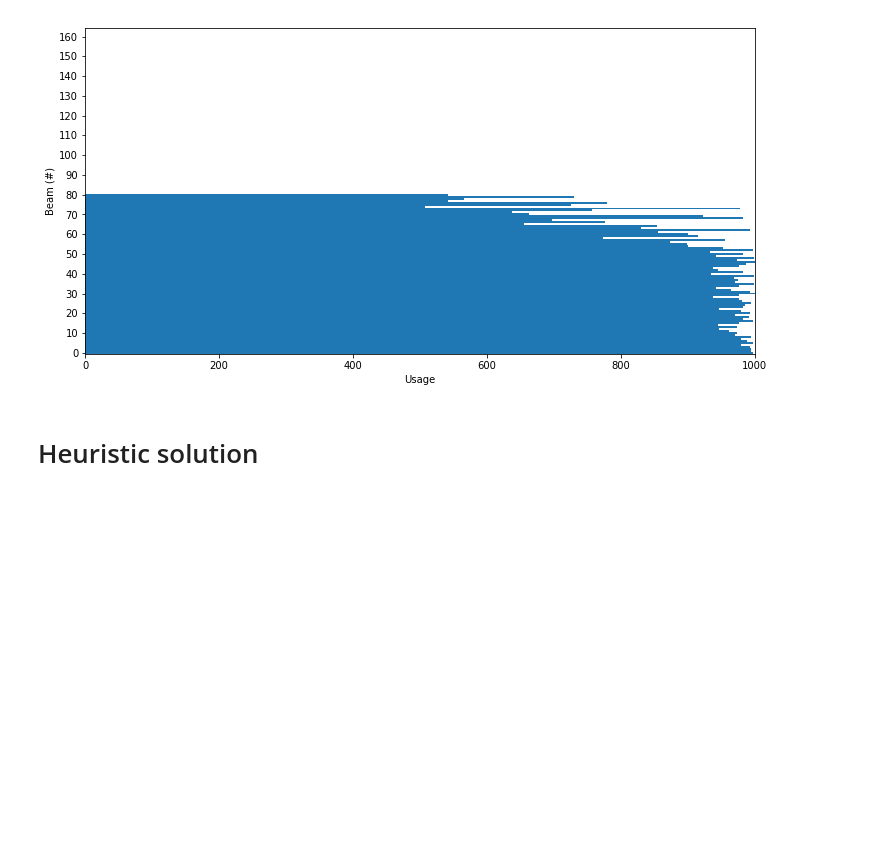
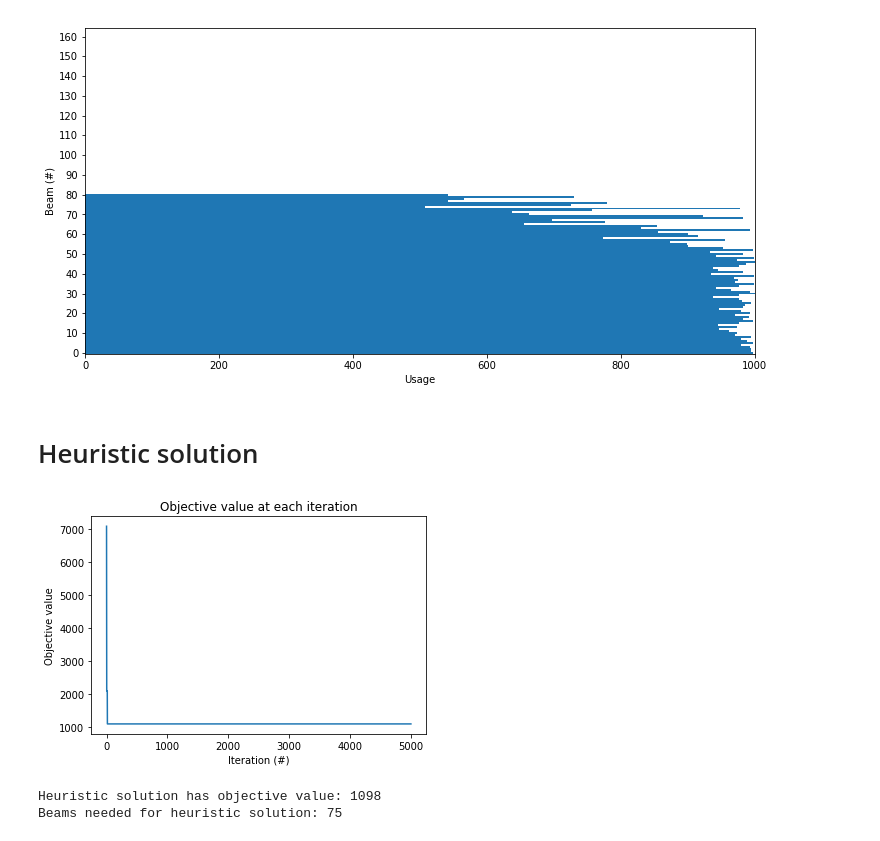
Before and after one commit to N-Wouda/ALNS, a Jupyter notebook: examples/cutting_stock_problem.ipynb, the cells around one changed output. Drawn from its saved outputs; the diff is of its cells as text; code cells hidden in the pictures; blank space fills up the shorter version.

```diff
--- a/examples/cutting_stock_problem.ipynb
+++ b/examples/cutting_stock_problem.ipynb
@@ -60,11 +62,17 @@ class CspState(State):
         if unassigned is not None:
             self.unassigned = unassigned
 
+    @property
+    def num_beams(self):
+        return sum(1
+                   for assignment in self.assignments
+                   if len(assignment) != 0)
+
     def copy(self):
         """
         Helper method to ensure each solution state is immutable.
         """
-        return CspState(self.assignments.copy(),
+        return CspState(copy.deepcopy(self.assignments),
                         self.unassigned.copy())
 
     def objective(self):
@@ -149,3 +176,27 @@ def greedy_insert(state, random_state):
+# %%
+def minimal_wastage(state, random_state):
+    """
+    For every unassigned ordered beam, the operator determines
+    which beam would minimise that beam's waste once the ordered
+    beam is inserted.
+    """
+    def wastage(beam, assignment):  # helper method for min
+        potential_usage = sum(assignment) + beam
+
+        if potential_usage > BEAM_LENGTH:  # beam cannot be
+            return BEAM_LENGTH             # inserted here
+
+        return BEAM_LENGTH - potential_usage
+
+    while len(state.unassigned) != 0:
+        beam = state.unassigned.pop(0)
+
+        min_idx = min(np.arange(NUM_BEAMS),
+                      key=lambda idx: wastage(beam, state.assignments[idx]))
+
+        state.assignments[min_idx].append(beam)
+
+    return state
 # %% [markdown]
 # Initial solution
 # %%
@@ -167,5 +220,7 @@ initial_solution.plot()
 alns = ALNS(rnd_state)
 
 alns.add_destroy_operator(random_removal)
+alns.add_destroy_operator(worst_removal)
 
 alns.add_repair_operator(greedy_insert)
+alns.add_repair_operator(minimal_wastage)
@@ -173,0 +227,19 @@ alns.add_repair_operator(greedy_insert)
+# %%
+criterion = HillClimbing()
+
+result = alns.iterate(initial_solution, [3, 2, 1, 0.5], 0.8, criterion,
+                      iterations=5000, collect_stats=True)
+
+solution = result.best_state
+
+objective = solution.objective()
+# %%
+result.plot_objectives()
+# %% [output]
+[figure, added]
+# %%
+print("Heuristic solution has objective value:", solution.objective())
+print("Beams needed for heuristic solution:", solution.num_beams)
+# %% [output]
+Heuristic solution has objective value: 1098
+Beams needed for heuristic solution: 75
```
Also changed, not shown: parts of 15 cells of this notebook.
